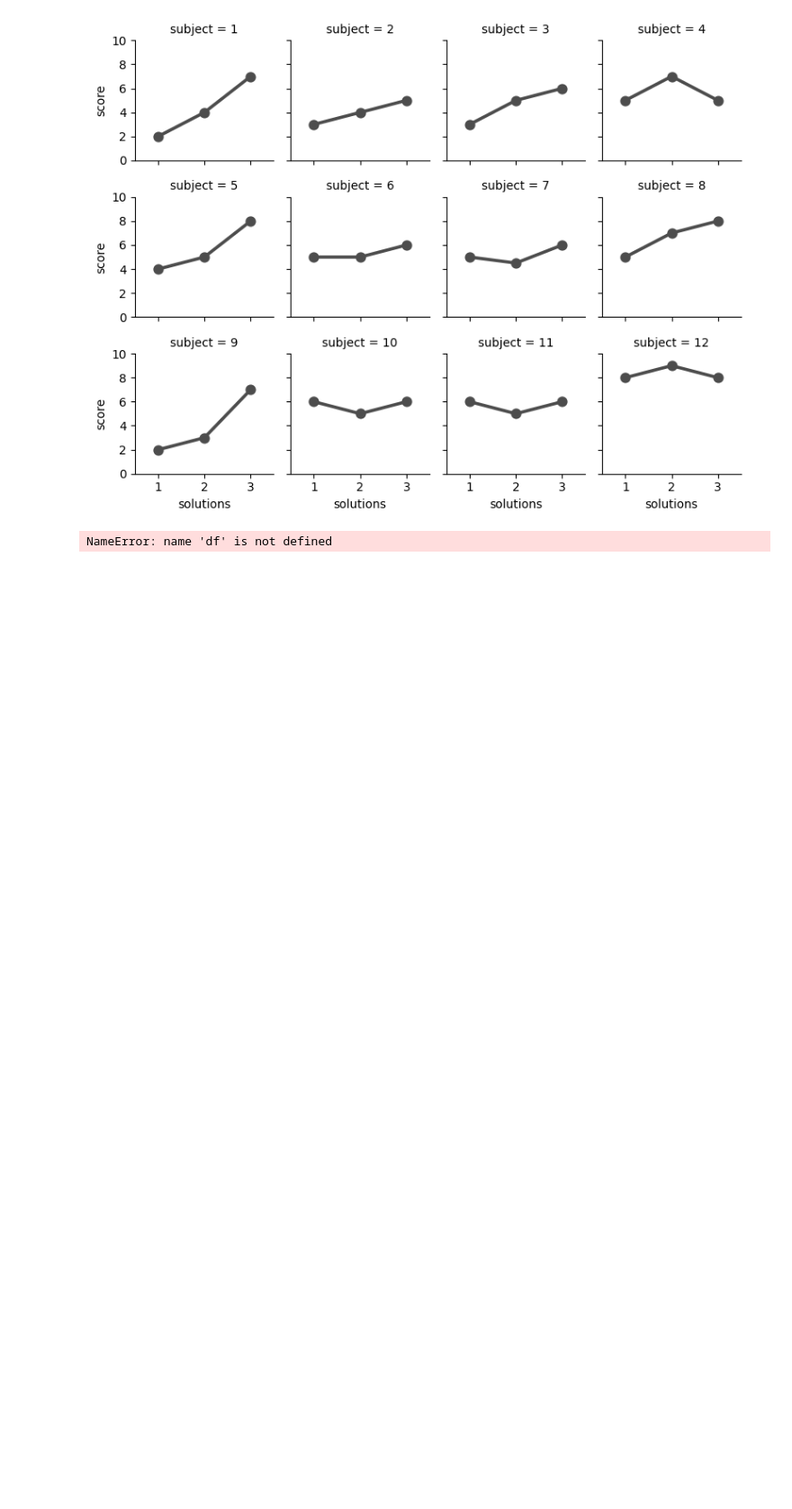
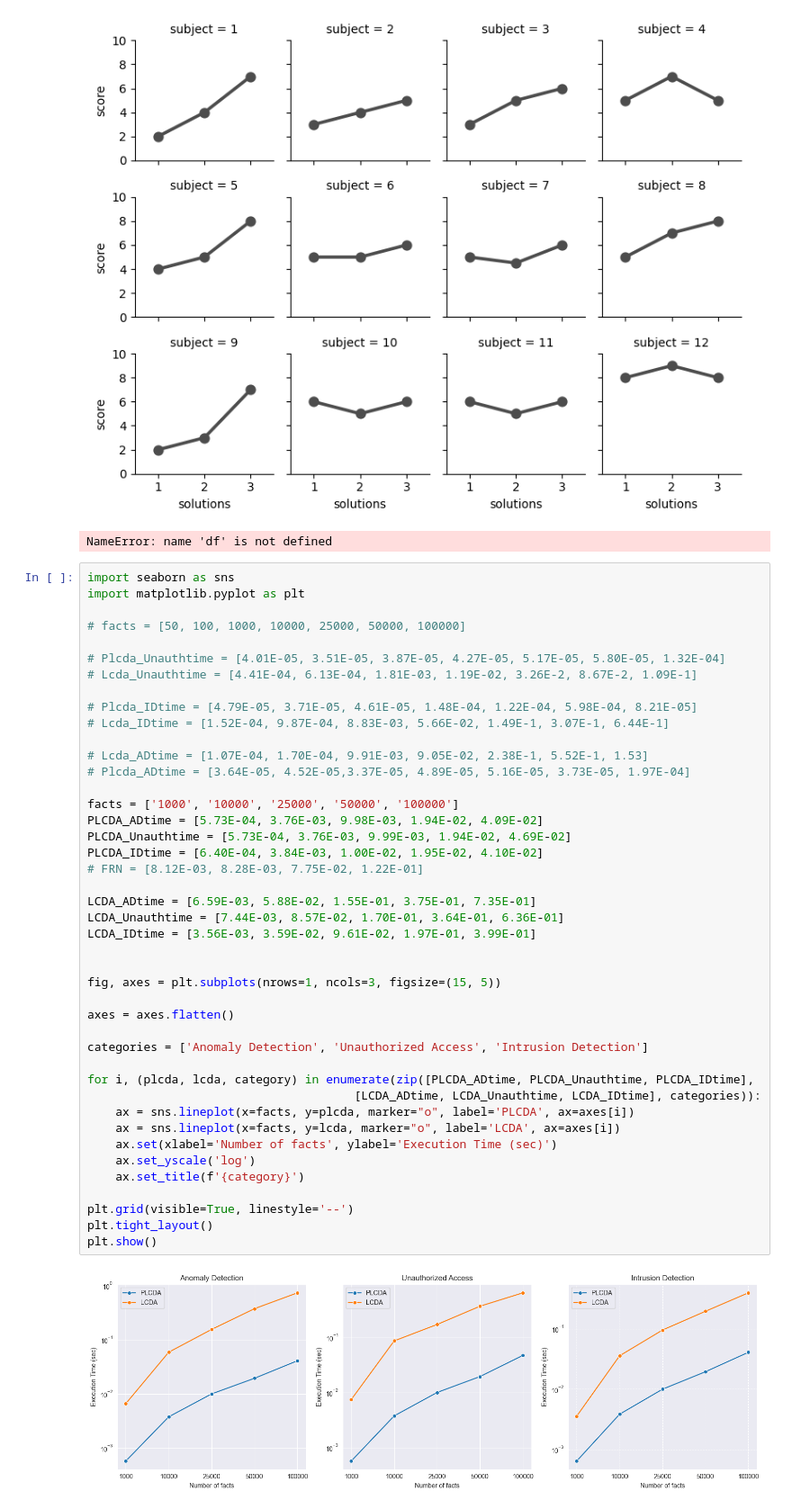
Before and after one commit to Qadir296/LCDA-for-Cyber-Security-in-IoT-Environment, a Jupyter notebook: LCDA jupyter/finalGraphs.ipynb, the cells around one changed output. Shown at 90% size. Drawn from its saved outputs; the diff is of its cells as text; blank space fills up the shorter version.

```diff
--- a/LCDA jupyter/finalGraphs.ipynb
+++ b/LCDA jupyter/finalGraphs.ipynb
@@ -166,3 +166,48 @@ g.map(sns.pointplot, "solutions", "score", order=[1, 2, 3], color=".3", errorbar
 # %%
 # %% [output]
 NameError: name 'df' is not defined
+# %%
+import seaborn as sns
+import matplotlib.pyplot as plt
+
+# facts = [50, 100, 1000, 10000, 25000, 50000, 100000]
+
+# Plcda_Unauthtime = [4.01E-05, 3.51E-05, 3.87E-05, 4.27E-05, 5.17E-05, 5.80E-05, 1.32E-04]
+# Lcda_Unauthtime = [4.41E-04, 6.13E-04, 1.81E-03, 1.19E-02, 3.26E-2, 8.67E-2, 1.09E-1]
+
+# Plcda_IDtime = [4.79E-05, 3.71E-05, 4.61E-05, 1.48E-04, 1.22E-04, 5.98E-04, 8.21E-05]
+# Lcda_IDtime = [1.52E-04, 9.87E-04, 8.83E-03, 5.66E-02, 1.49E-1, 3.07E-1, 6.44E-1]
+
+# Lcda_ADtime = [1.07E-04, 1.70E-04, 9.91E-03, 9.05E-02, 2.38E-1, 5.52E-1, 1.53]
+# Plcda_ADtime = [3.64E-05, 4.52E-05,3.37E-05, 4.89E-05, 5.16E-05, 3.73E-05, 1.97E-04]
+
+facts = ['1000', '10000', '25000', '50000', '100000']
+PLCDA_ADtime = [5.73E-04, 3.76E-03, 9.98E-03, 1.94E-02, 4.09E-02]
+PLCDA_Unauthtime = [5.73E-04, 3.76E-03, 9.99E-03, 1.94E-02, 4.69E-02]
+PLCDA_IDtime = [6.40E-04, 3.84E-03, 1.00E-02, 1.95E-02, 4.10E-02]
+# FRN = [8.12E-03, 8.28E-03, 7.75E-02, 1.22E-01]
+
+LCDA_ADtime = [6.59E-03, 5.88E-02, 1.55E-01, 3.75E-01, 7.35E-01]
+LCDA_Unauthtime = [7.44E-03, 8.57E-02, 1.70E-01, 3.64E-01, 6.36E-01]
+LCDA_IDtime = [3.56E-03, 3.59E-02, 9.61E-02, 1.97E-01, 3.99E-01]
+
+
+fig, axes = plt.subplots(nrows=1, ncols=3, figsize=(15, 5))
+
+axes = axes.flatten()
+
+categories = ['Anomaly Detection', 'Unauthorized Access', 'Intrusion Detection']
+
+for i, (plcda, lcda, category) in enumerate(zip([PLCDA_ADtime, PLCDA_Unauthtime, PLCDA_IDtime],
+                                      [LCDA_ADtime, LCDA_Unauthtime, LCDA_IDtime], categories)):
+    ax = sns.lineplot(x=facts, y=plcda, marker="o", label='PLCDA', ax=axes[i])
+    ax = sns.lineplot(x=facts, y=lcda, marker="o", label='LCDA', ax=axes[i])
+    ax.set(xlabel='Number of facts', ylabel='Execution Time (sec)')
+    ax.set_yscale('log')
+    ax.set_title(f'{category}')
+
+plt.grid(visible=True, linestyle='--')
+plt.tight_layout()
+plt.show()
+# %% [output]
+[figure, added]
```
Also changed, not shown: parts of 2 cells of this notebook, 1 other file.
